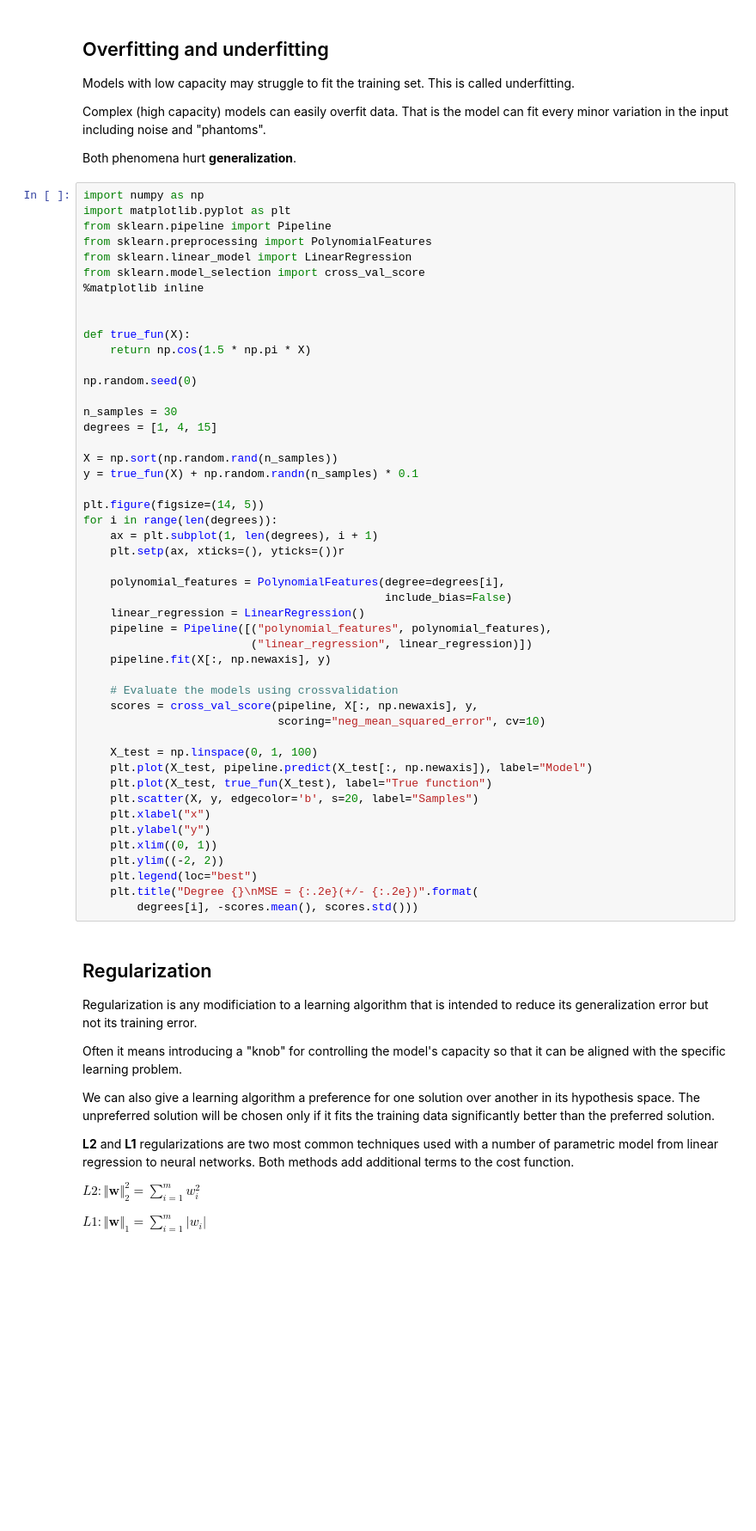
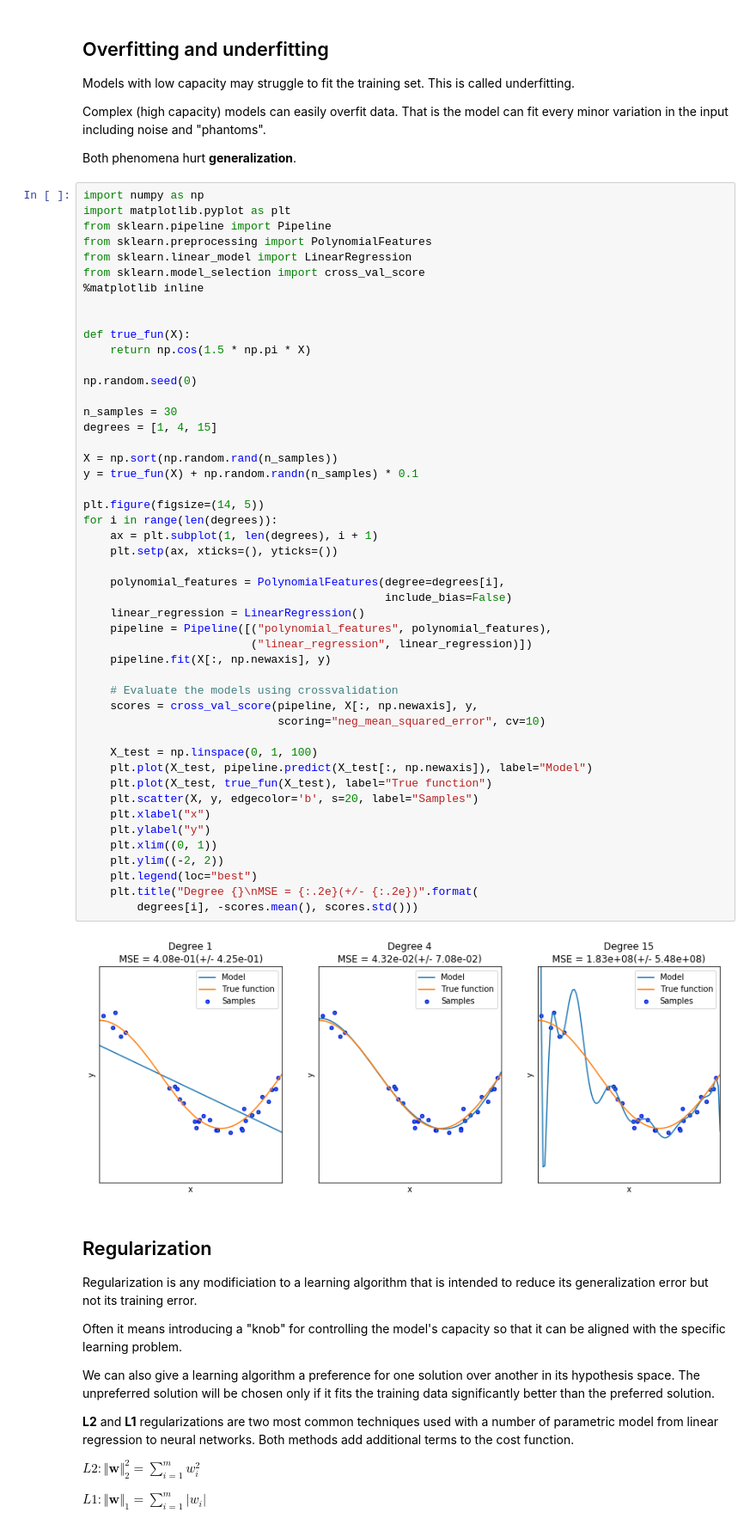
Before and after one commit to jarokaz/MLFlashcards, a Jupyter notebook: MLFoundations/MLPrimer.ipynb, the cells around one changed output. Shown at 86% size. Cells and saved outputs as stored; diff of their text form; blank space fills up the shorter version.

```diff
--- a/MLFoundations/MLPrimer.ipynb
+++ b/MLFoundations/MLPrimer.ipynb
@@ -185,34 +176,36 @@ degrees = [1, 4, 15]
 
 X = np.sort(np.random.rand(n_samples))
 y = true_fun(X) + np.random.randn(n_samples) * 0.1
 
 plt.figure(figsize=(14, 5))
 for i in range(len(degrees)):
     ax = plt.subplot(1, len(degrees), i + 1)
-    plt.setp(ax, xticks=(), yticks=())r
+    plt.setp(ax, xticks=(), yticks=())
 
     polynomial_features = PolynomialFeatures(degree=degrees[i],
                                              include_bias=False)
     linear_regression = LinearRegression()
     pipeline = Pipeline([("polynomial_features", polynomial_features),
                          ("linear_regression", linear_regression)])
     pipeline.fit(X[:, np.newaxis], y)
 
     # Evaluate the models using crossvalidation
     scores = cross_val_score(pipeline, X[:, np.newaxis], y,
                              scoring="neg_mean_squared_error", cv=10)
 
     X_test = np.linspace(0, 1, 100)
     plt.plot(X_test, pipeline.predict(X_test[:, np.newaxis]), label="Model")
     plt.plot(X_test, true_fun(X_test), label="True function")
     plt.scatter(X, y, edgecolor='b', s=20, label="Samples")
     plt.xlabel("x")
     plt.ylabel("y")
     plt.xlim((0, 1))
     plt.ylim((-2, 2))
     plt.legend(loc="best")
     plt.title("Degree {}\nMSE = {:.2e}(+/- {:.2e})".format(
         degrees[i], -scores.mean(), scores.std()))
+# %% [output]
+[figure, added]
 # %% [markdown]
 ## Regularization
 
```
Also changed, not shown: parts of 13 cells of this notebook, 8 other files.
